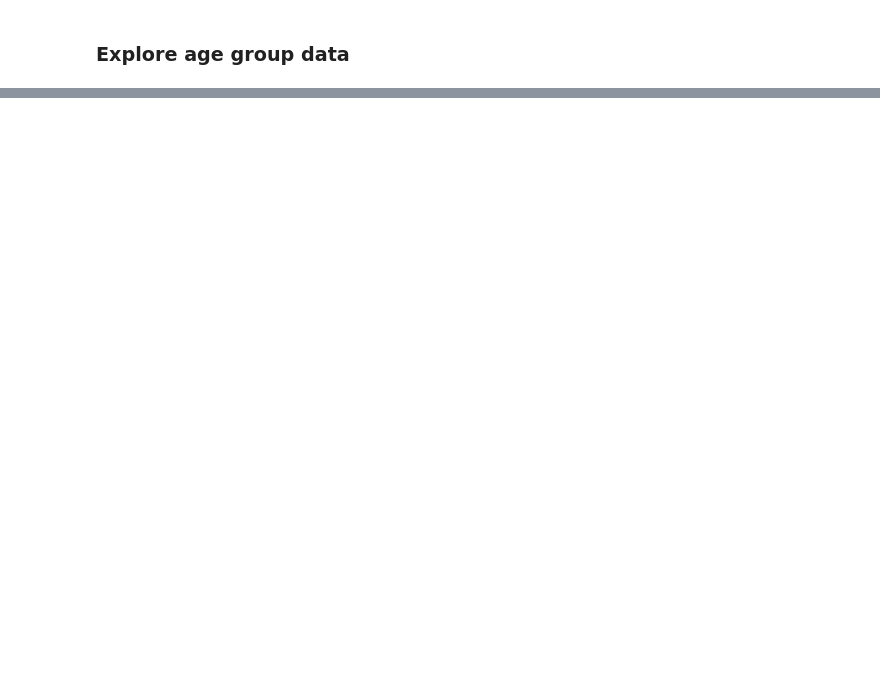
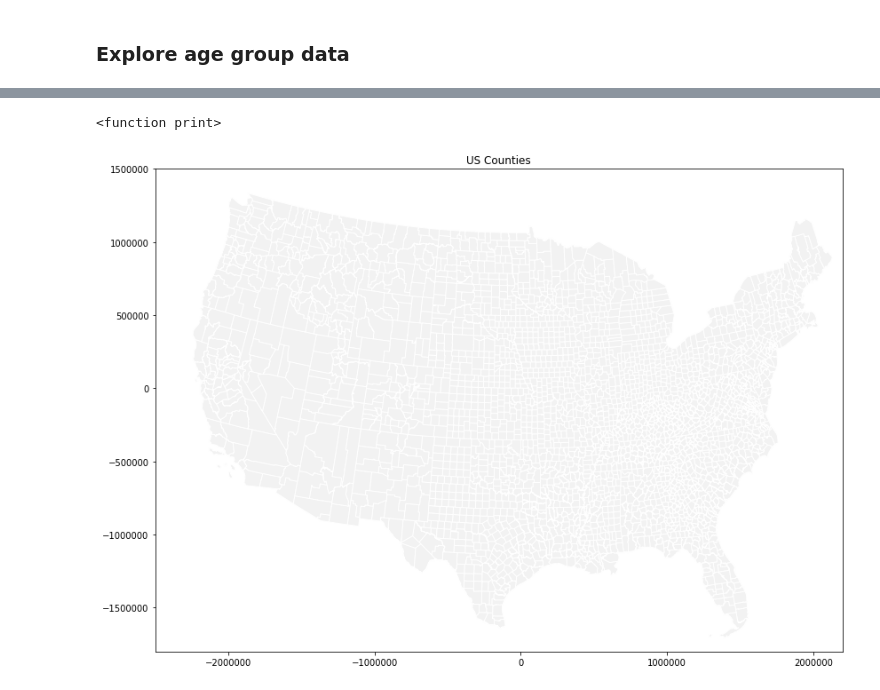
Before and after one commit to EileenGrady/us-industrial-pollution, a Jupyter notebook: explore-census-data.ipynb, the cells around one changed output, grey strips where cells are left out. Saved outputs shown, nothing was run; the diff lists cells and outputs as text; code cells hidden in the pictures; blank space fills up the shorter version.

```diff
--- a/explore-census-data.ipynb
+++ b/explore-census-data.ipynb
@@ -104,0 +289,12 @@ The insurance data contains raw numbers, so I will likely need to pull in popula
+# %%
+counties_equal = counties.to_crs('+proj=aea +lat_1=20 +lat_2=60 +lat_0=40 +lon_0=-96 +x_0=0 +y_0=0 +datum=NAD83 +units=m +no_defs')
+
+fig, ax = plt.subplots(figsize=(20,10))
+counties_equal.plot(ax=ax, edgecolor='white', color='#f2f2f2', zorder=0)
+
+ax.set(xlim=(-2500000,2200000), ylim=(-1800000,1500000), title='US Counties');
+
+print
+# %% [output]
+<function print>
+[figure, added]
```
Also changed, not shown: parts of 31 cells of this notebook, 17 other files.
